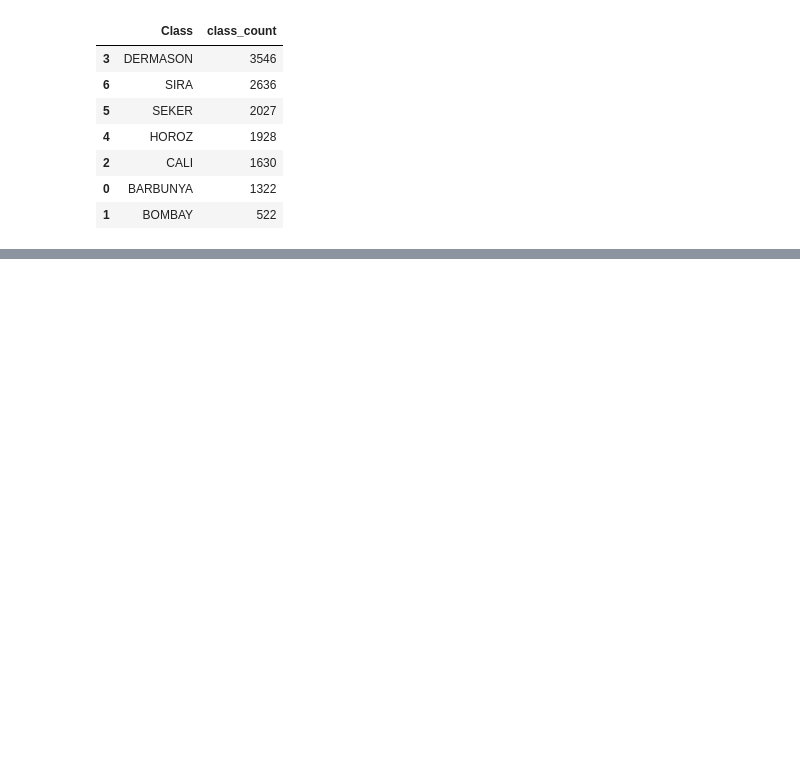
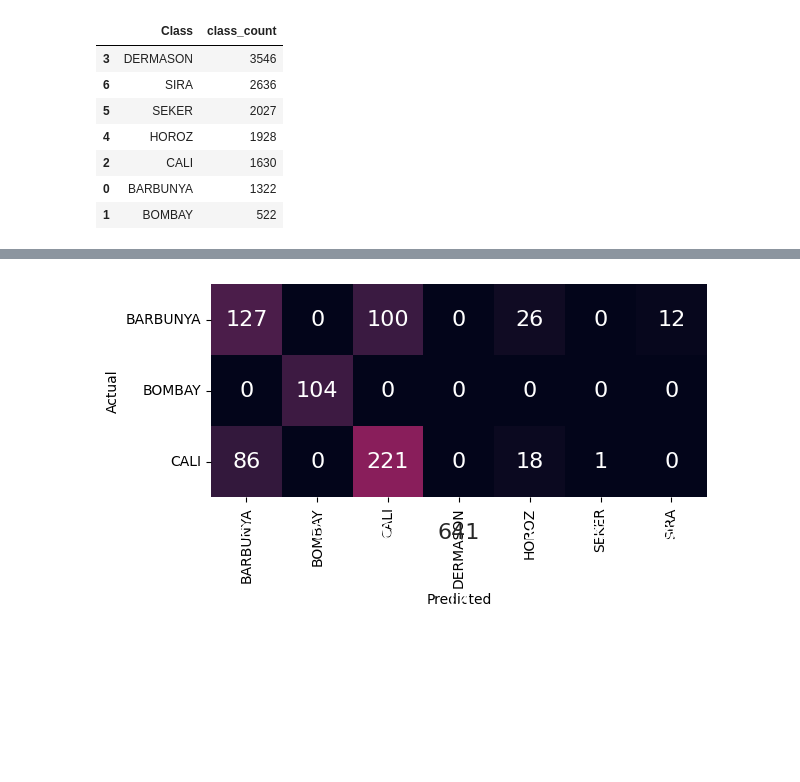
Before and after one commit to amin-eghbalian/dry_bean, a Jupyter notebook: dry_bean.ipynb, the cells around one changed output, grey strips where cells are left out. Cells and saved outputs as stored; diff of their text form; code cells hidden in the pictures; blank space fills up the shorter version.

```diff
--- a/dry_bean.ipynb
+++ b/dry_bean.ipynb
@@ -55,0 +145,6 @@ plt.show()
+# %%
+y_pred = knn.predict(X_valid)
+# %%
+labels = ["BARBUNYA","BOMBAY","CALI","DERMASON","HOROZ","SEKER","SIRA"]
+cm = confusion_matrix(y_valid,y_pred, labels=labels)
+print(cm)
@@ -55,0 +159,10 @@ plt.show()
+# %%
+df_cm = pd.DataFrame(cm, labels, labels)
+ax = sns.heatmap(df_cm, annot=True, annot_kws={"size": 16}, square=True, cbar=False, fmt='g')
+ax.set_ylim(0, 3) #this manually corrects the cutoff issue in sns.heatmap found in matplotlib ver 3.1.1
+plt.xlabel("Predicted")
+plt.ylabel("Actual")
+ax.invert_yaxis() #optional
+plt.show()
+# %% [output]
+[figure, added]
```
Also changed, not shown: parts of 47 cells of this notebook.
